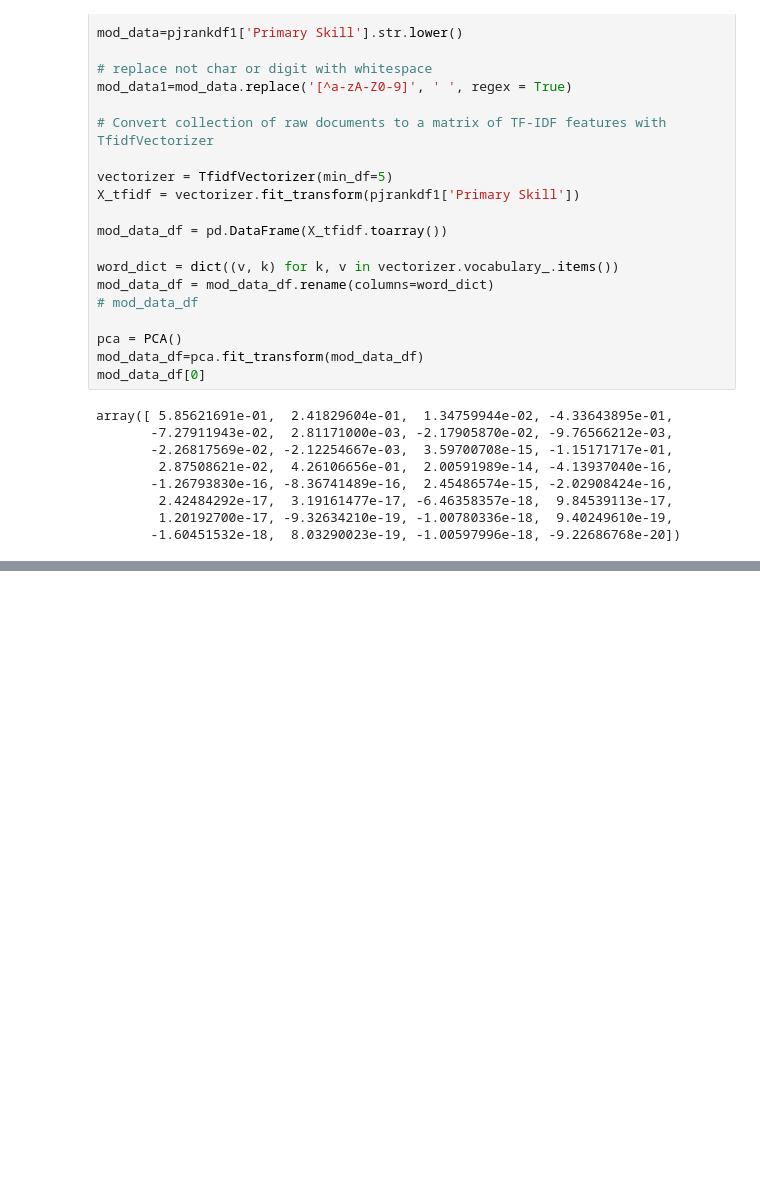
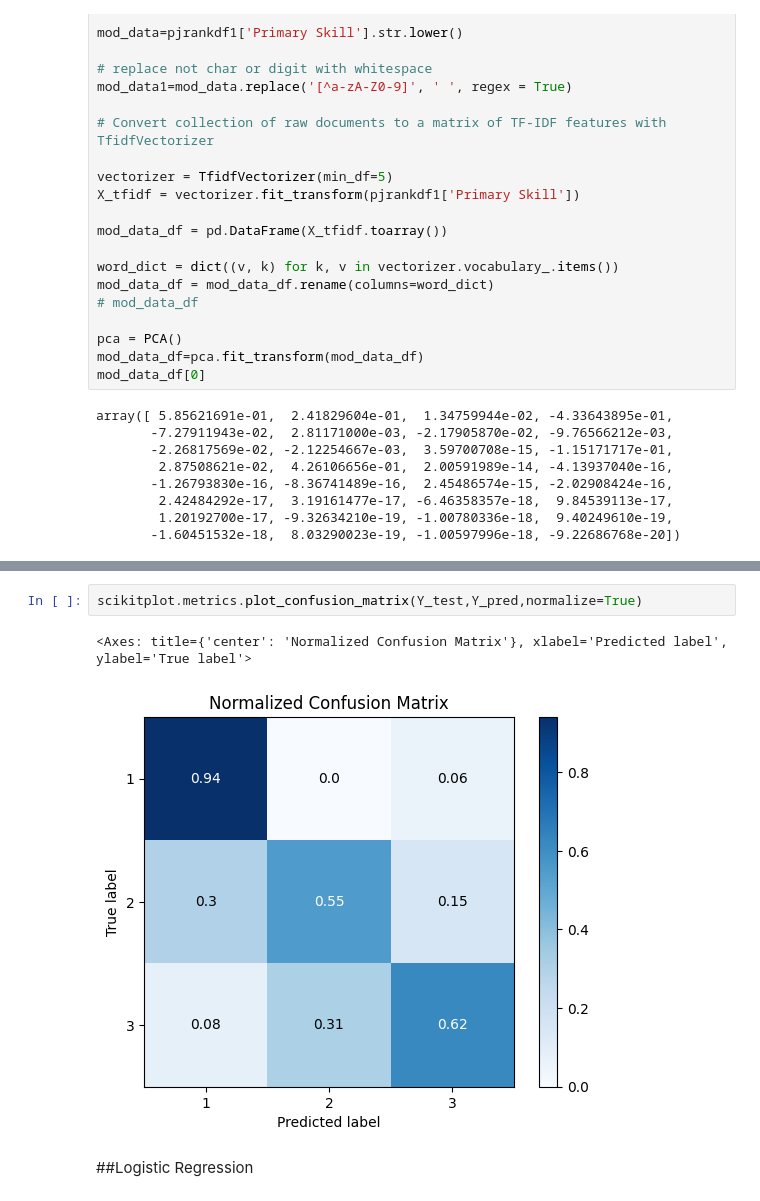
Before and after one commit to vivekkishore/Pythonbasics, a Jupyter notebook: pjrank1.ipynb, the cells around one changed output, grey strips where cells are left out. Drawn from its saved outputs; the diff is of its cells as text; blank space fills up the shorter version.

```diff
--- a/pjrank1.ipynb
+++ b/pjrank1.ipynb
@@ -510,0 +604,7 @@ array([ 5.85621691e-01,  2.41829604e-01,  1.34759944e-02, -4.33643895e-01,
+# %%
+scikitplot.metrics.plot_confusion_matrix(Y_test,Y_pred,normalize=True)
+# %% [output]
+<Axes: title={'center': 'Normalized Confusion Matrix'}, xlabel='Predicted label', ylabel='True label'>
+[figure, added]
+# %% [markdown]
+##Logistic Regression
```
Also changed, not shown: parts of 11 cells of this notebook.
